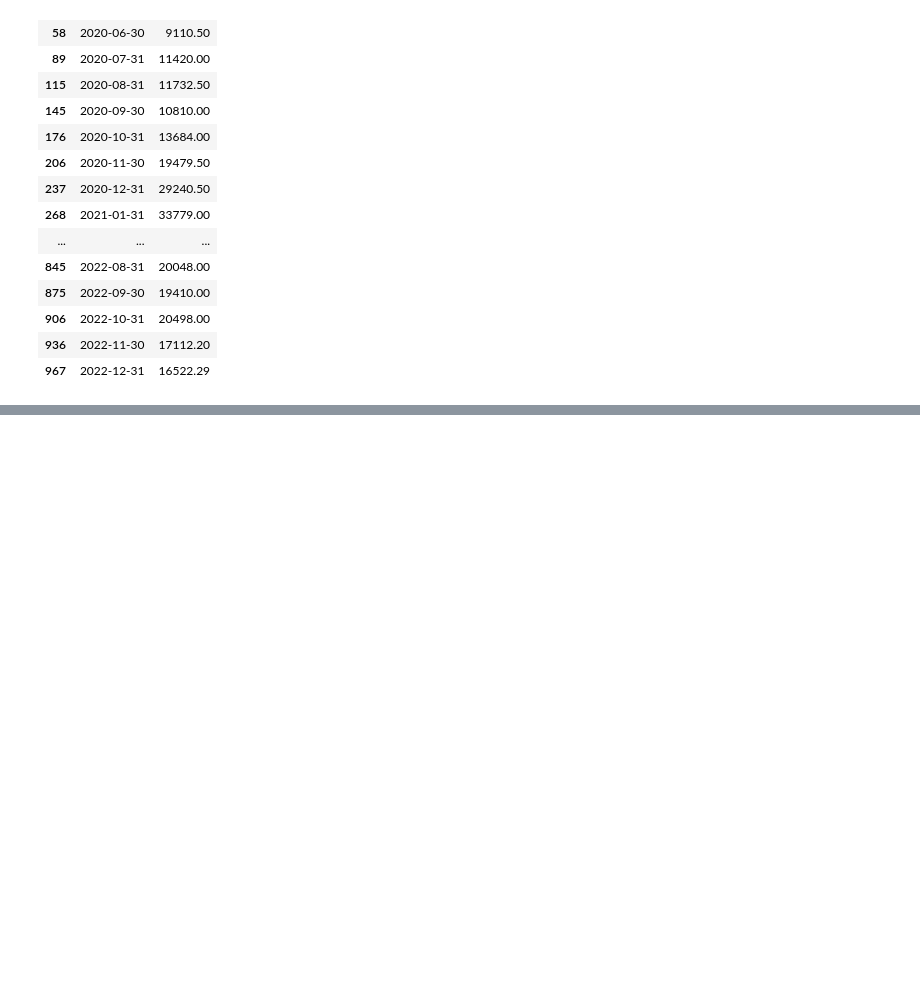
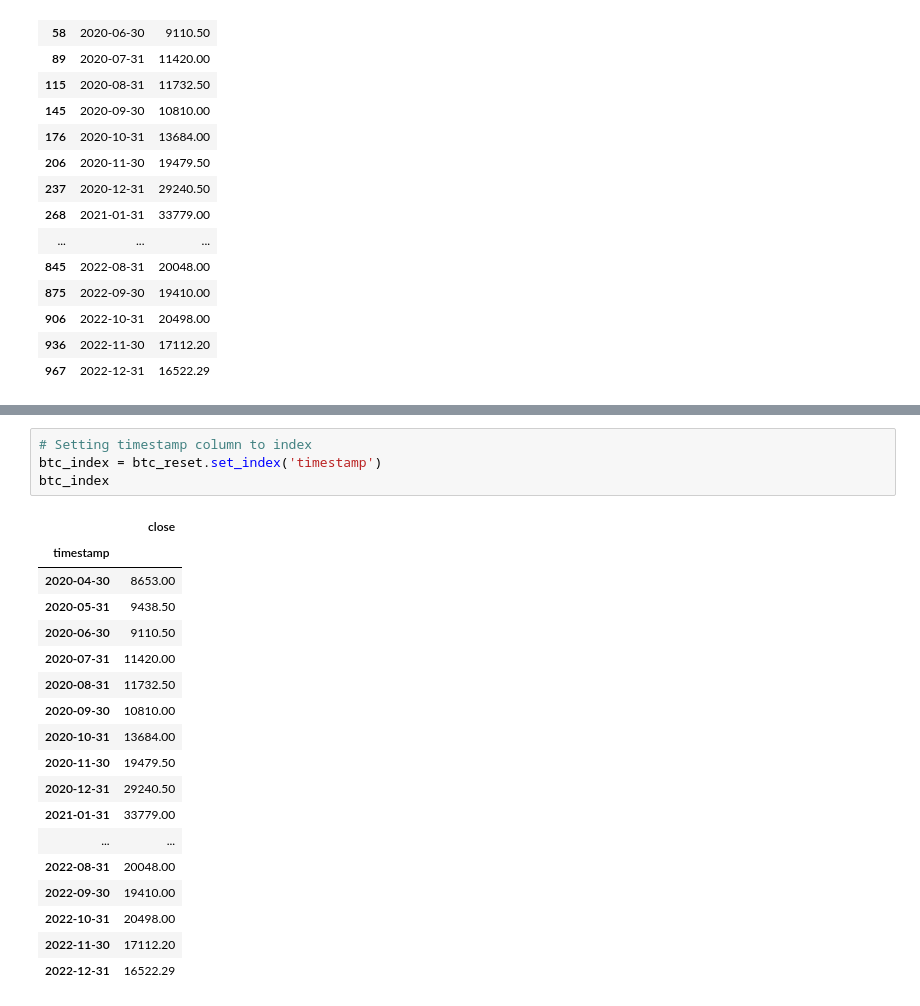
Before and after one commit to jordan-gilmartin/Alpaca-API-Data, a Jupyter notebook: Alpaca-API-Data.ipynb, the cells around one changed output, grey strips where cells are left out. Drawn from its saved outputs; the diff is of its cells as text; blank space fills up the shorter version.

```diff
--- a/Alpaca-API-Data.ipynb
+++ b/Alpaca-API-Data.ipynb
@@ -929,0 +952,23 @@ btc_monthly
+# %%
+# Setting timestamp column to index
+btc_index = btc_reset.set_index('timestamp')
+btc_index
+# %% [output]
+|  | close |
+| timestamp |  |
+| 2020-04-30 | 8653.00 |
+| 2020-05-31 | 9438.50 |
+| 2020-06-30 | 9110.50 |
+| 2020-07-31 | 11420.00 |
+| 2020-08-31 | 11732.50 |
+| 2020-09-30 | 10810.00 |
+| 2020-10-31 | 13684.00 |
+| 2020-11-30 | 19479.50 |
+| 2020-12-31 | 29240.50 |
+| 2021-01-31 | 33779.00 |
+| ... | ... |
+| 2022-08-31 | 20048.00 |
+| 2022-09-30 | 19410.00 |
+| 2022-10-31 | 20498.00 |
+| 2022-11-30 | 17112.20 |
+| 2022-12-31 | 16522.29 |
```
Also changed, not shown: parts of 3 cells of this notebook, 1 other file.
